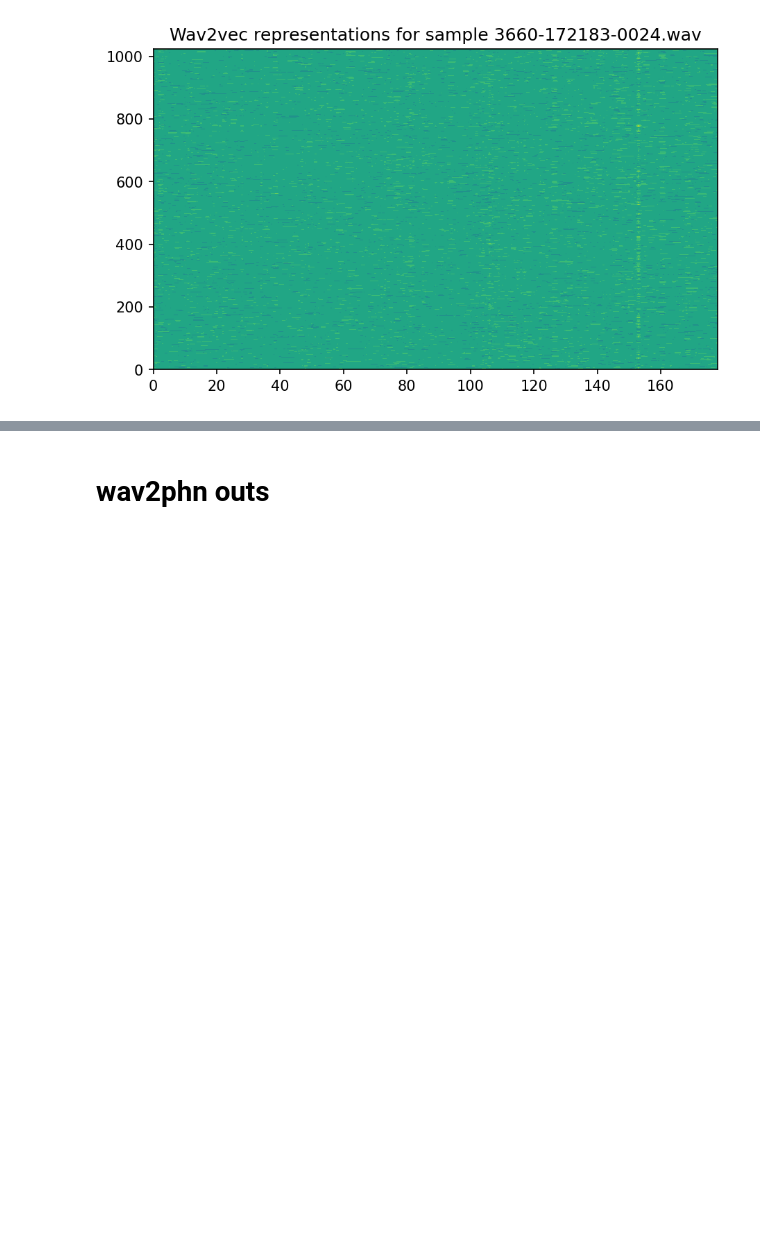
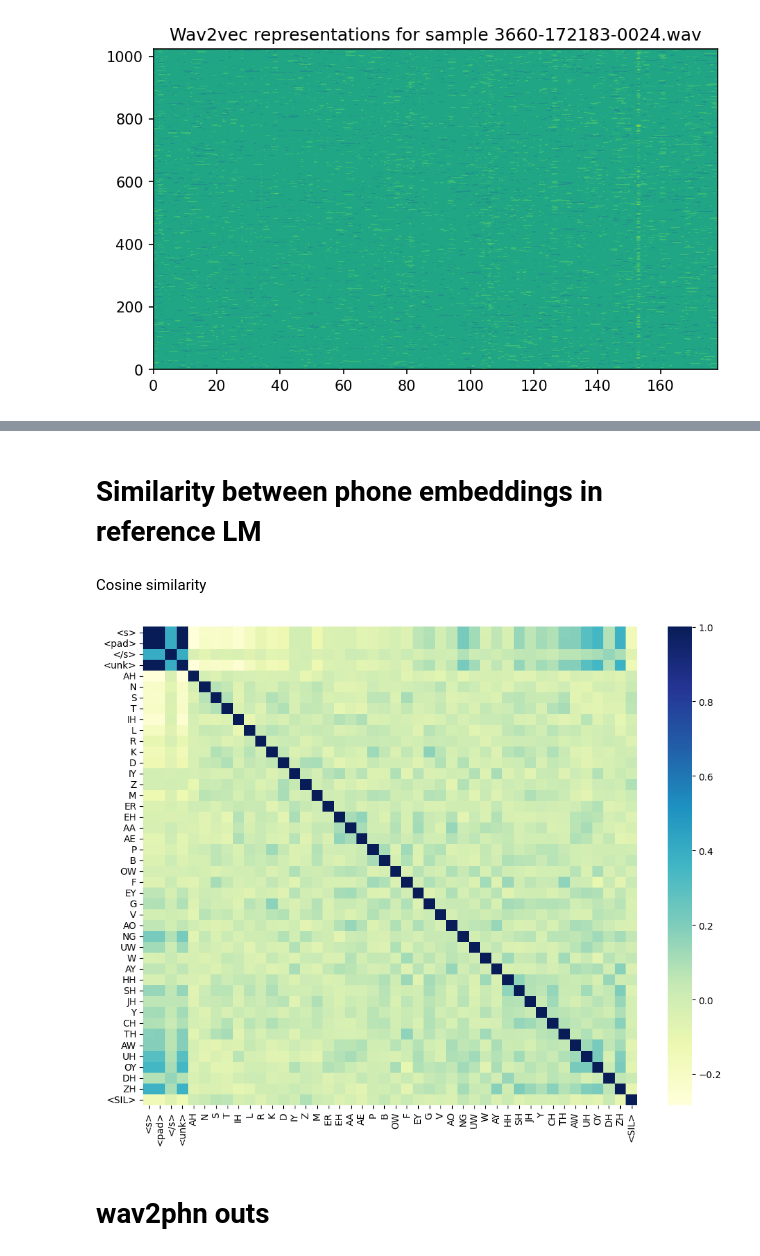
Before and after one commit to tiagoCuervo/fairseq, a Jupyter notebook: examples/wav2vec/unsupervised/w2p-vs-w2indy.ipynb, the cells around one changed output, grey strips where cells are left out. Drawn from its saved outputs; the diff is of its cells as text; code cells hidden in the pictures; blank space fills up the shorter version.

```diff
--- a/examples/wav2vec/unsupervised/w2p-vs-w2indy.ipynb
+++ b/examples/wav2vec/unsupervised/w2p-vs-w2indy.ipynb
@@ -113,3 +141,19 @@ Wav2vec_U(
+# %% [markdown]
+# Similarity between phone embeddings in reference LM
+# %% [markdown]
+Cosine similarity
+# %%
+lm_embeddings = wav2dyn.ref_lm.transformer.wte.weight
+normalized_tensor = F.normalize(lm_embeddings, p=2, dim=1)
+similarity_matrix = torch.matmul(normalized_tensor, normalized_tensor.T)
+plt.figure(figsize=(10, 8))
+sns.heatmap(similarity_matrix.cpu(), cmap="YlGnBu",
+            yticklabels=task.target_dictionary.symbols,
+            xticklabels=task.target_dictionary.symbols)
+plt.tight_layout()
+plt.show()
+# %% [output]
+[figure, added]
 # %% [markdown]
 # wav2phn outs
 # %%
```
Also changed, not shown: parts of 73 cells of this notebook, 5 other files.
